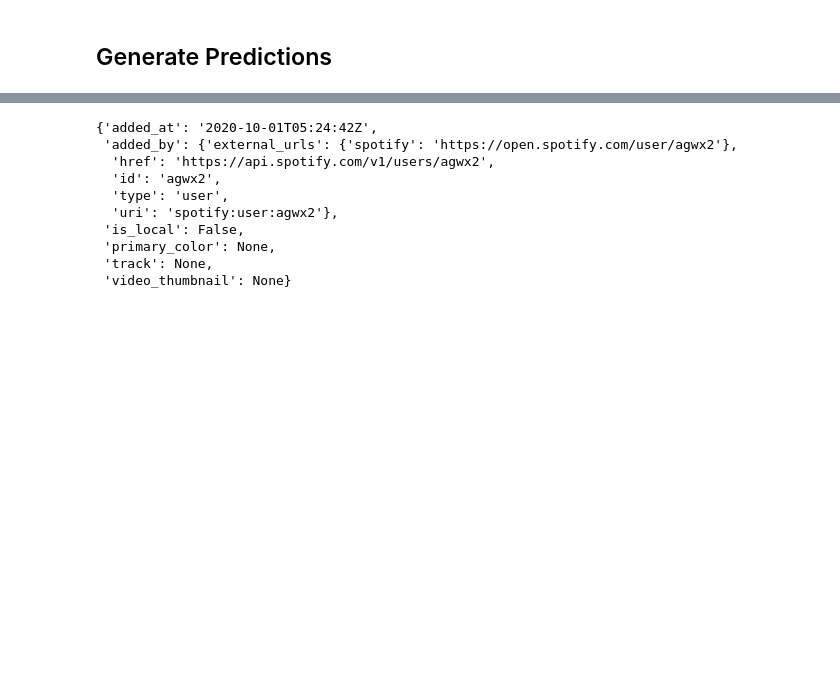
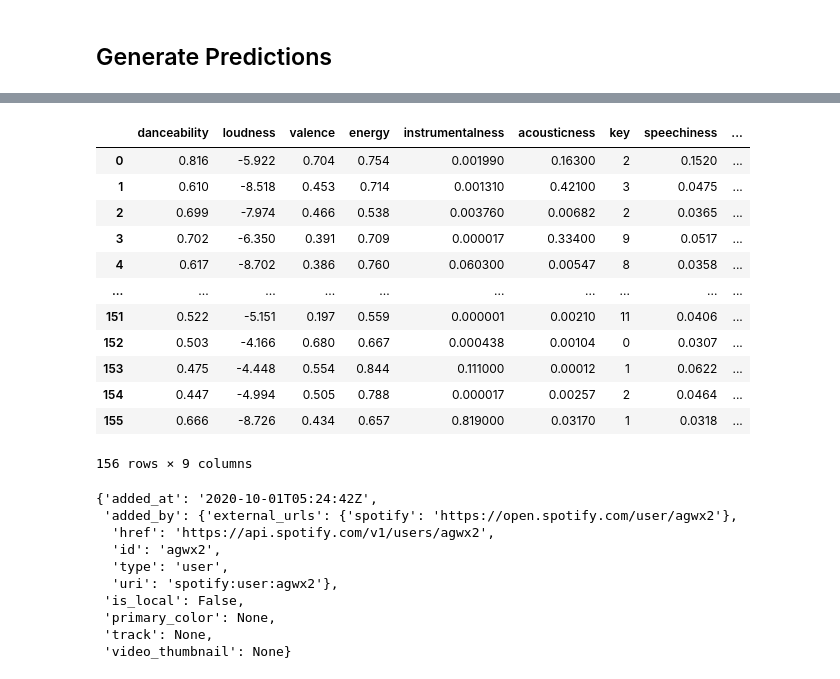
Before and after one commit to anuvgupta/audiu, a Jupyter notebook: notebooks/Spotify_Suggestion_Model_V3_updated.ipynb, the cells around one changed output, grey strips where cells are left out. Cells and saved outputs as stored; diff of their text form; code cells hidden in the pictures; blank space fills up the shorter version.

```diff
--- a/notebooks/Spotify_Suggestion_Model_V3_updated.ipynb
+++ b/notebooks/Spotify_Suggestion_Model_V3_updated.ipynb
@@ -870,3 +869,19 @@ Time Spent Generating Predictions: 0.144sec
+# %%
+sourceData
+# %% [output]
+|  | danceability | loudness | valence | energy | instrumentalness | acousticness | key | speechiness | ... |
+| 0 | 0.816 | -5.922 | 0.704 | 0.754 | 0.001990 | 0.16300 | 2 | 0.1520 | ... |
+| 1 | 0.610 | -8.518 | 0.453 | 0.714 | 0.001310 | 0.42100 | 3 | 0.0475 | ... |
+| 2 | 0.699 | -7.974 | 0.466 | 0.538 | 0.003760 | 0.00682 | 2 | 0.0365 | ... |
+| 3 | 0.702 | -6.350 | 0.391 | 0.709 | 0.000017 | 0.33400 | 9 | 0.0517 | ... |
+| 4 | 0.617 | -8.702 | 0.386 | 0.760 | 0.060300 | 0.00547 | 8 | 0.0358 | ... |
+| ... | ... | ... | ... | ... | ... | ... | ... | ... | ... |
+| 151 | 0.522 | -5.151 | 0.197 | 0.559 | 0.000001 | 0.00210 | 11 | 0.0406 | ... |
+| 152 | 0.503 | -4.166 | 0.680 | 0.667 | 0.000438 | 0.00104 | 0 | 0.0307 | ... |
+| 153 | 0.475 | -4.448 | 0.554 | 0.844 | 0.111000 | 0.00012 | 1 | 0.0622 | ... |
+| 154 | 0.447 | -4.994 | 0.505 | 0.788 | 0.000017 | 0.00257 | 2 | 0.0464 | ... |
+| 155 | 0.666 | -8.726 | 0.434 | 0.657 | 0.819000 | 0.03170 | 1 | 0.0318 | ... |
+156 rows × 9 columns
 # %%
 source_playlist_songs = source_playlist['tracks']['items']
 source_playlist_songs[0]
```
Also changed, not shown: parts of 3 cells of this notebook, 6 other files.
